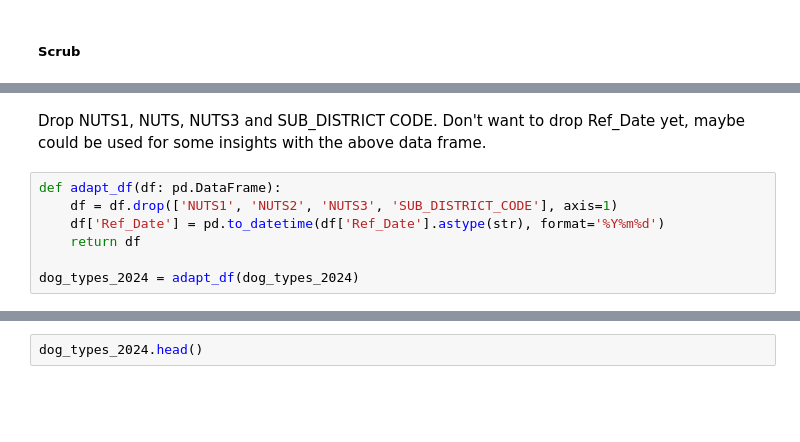
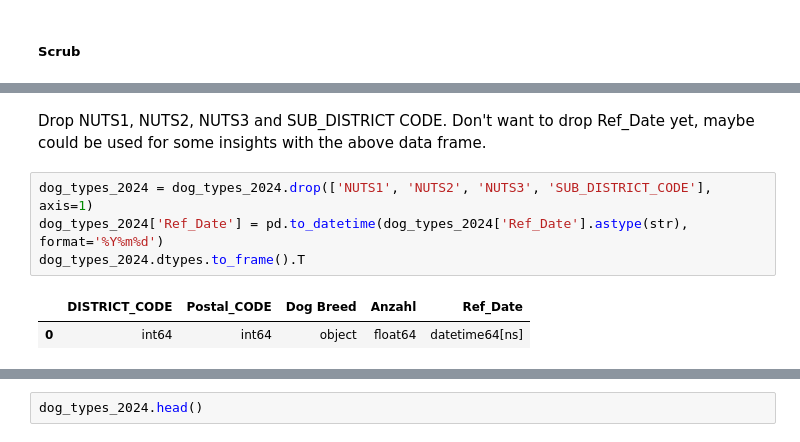
Before and after one commit to theresanother1/dee24-group-project, a Jupyter notebook: prj01.ipynb, the cells around one changed output, grey strips where cells are left out. Saved outputs shown, nothing was run; the diff lists cells and outputs as text; blank space fills up the shorter version.

```diff
--- a/prj01.ipynb
+++ b/prj01.ipynb
@@ -252,9 +274,9 @@ Ref_Date [20240603]
 # %% [markdown]
-Drop NUTS1, NUTS, NUTS3 and SUB_DISTRICT CODE. Don't want to drop Ref_Date yet, maybe could be used for some insights with the above data frame.
+Drop NUTS1, NUTS2, NUTS3 and SUB_DISTRICT CODE. Don't want to drop Ref_Date yet, maybe could be used for some insights with the above data frame.
 # %%
-def adapt_df(df: pd.DataFrame):
-    df = df.drop(['NUTS1', 'NUTS2', 'NUTS3', 'SUB_DISTRICT_CODE'], axis=1)
-    df['Ref_Date'] = pd.to_datetime(df['Ref_Date'].astype(str), format='%Y%m%d')
-    return df
-
-dog_types_2024 = adapt_df(dog_types_2024)
+dog_types_2024 = dog_types_2024.drop(['NUTS1', 'NUTS2', 'NUTS3', 'SUB_DISTRICT_CODE'], axis=1)
+dog_types_2024['Ref_Date'] = pd.to_datetime(dog_types_2024['Ref_Date'].astype(str), format='%Y%m%d')
+dog_types_2024.dtypes.to_frame().T
+# %% [output]
+|  | DISTRICT_CODE | Postal_CODE | Dog Breed | Anzahl | Ref_Date |
+| 0 | int64 | int64 | object | float64 | datetime64[ns] |
```
Also changed, not shown: parts of 55 cells of this notebook.
